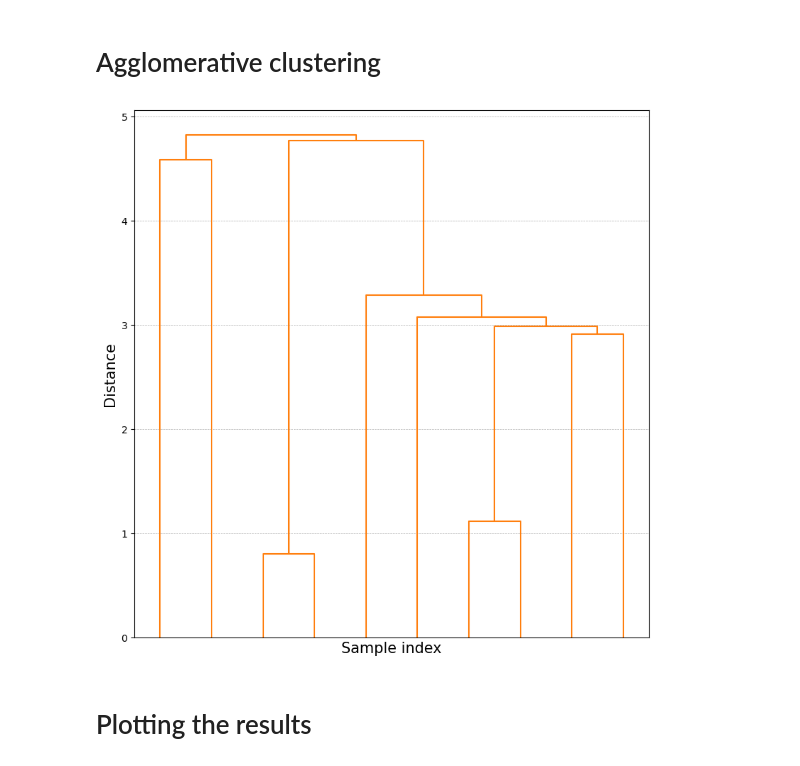
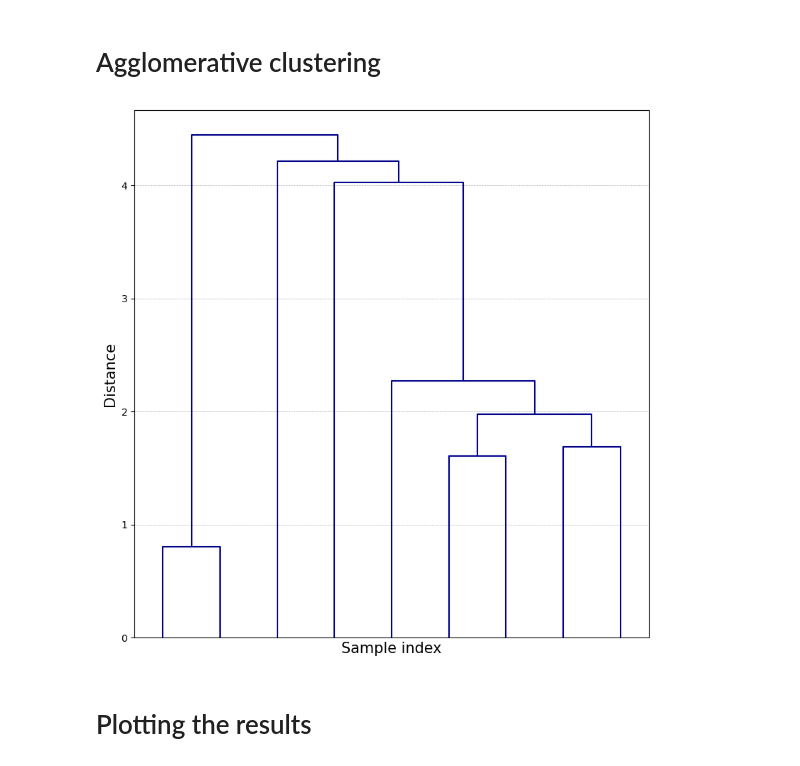
Before and after one commit to Jared-T/masters-dissertation, a Jupyter notebook: notebooks/Vehicle_Clustering.ipynb, the cells around one changed output. Drawn from its saved outputs; the diff is of its cells as text; code cells hidden in the pictures.

```diff
--- a/notebooks/Vehicle_Clustering.ipynb
+++ b/notebooks/Vehicle_Clustering.ipynb
@@ -14,7 +14,7 @@ data_agg = pd.read_csv(os.path.join("..", "data", "Final KMPL dataset.csv"))
 data_agg = data_agg.drop('REG_NUM', axis=1)
 # %%
 # Select the columns for clustering
-columns_for_clustering = ['Reg', 'KMPL', 'Site Lat', 'Site Long',
+columns_for_clustering = ['Reg', 'KMPL',
                           'Total Transaction Amount', 'Mean Transaction Amount',
                           'Total No. of Litres', 'Mean No. of Litres']
 
@@ -67,6 +67,6 @@ plt.savefig('../plots/vehicle_clustering/kmeans_elbow_method_plot.pdf', format='
 # %%
 # Apply KMeans clustering
-kclusts = 4
+kclusts = 3
 kmeans = KMeans(n_clusters=kclusts, init='k-means++', max_iter=300, n_init=10, random_state=1)
 kmeans.fit(X_agg_scaled)
 
@@ -86,22 +86,23 @@ distance_matrix = pdist(X_agg_scaled, metric='euclidean')
 Z_agg = linkage(distance_matrix, metric='ward')
 # %%
 import numpy as np
+import matplotlib.pyplot as plt
+from scipy.cluster.hierarchy import dendrogram
 
 # Plotting the dendrogram
 plt.figure(figsize=(8, 8))
-dendrogram(Z_agg, no_labels=True, truncate_mode='level', p=5, color_threshold=np.Inf) # Labels are omitted for clarity
-# plt.title('Agglomerative Clustering Dendrogram', fontsize=14, fontweight='bold')
+dendrogram(Z_agg, no_labels=True, truncate_mode='level', p=5, color_threshold=0, link_color_func=lambda k: 'darkblue')
+
 plt.xlabel('Sample index', fontsize=15)
 plt.ylabel('Distance', fontsize=15)
 plt.grid(True, which='both', linestyle='--', linewidth=0.5)
 plt.tight_layout()
 
 # Save the dendrogram as a PDF file with high resolution
 plt.savefig('../plots/vehicle_clustering/agglomerative_dendrogram.pdf', format='pdf', dpi=300)
-
 plt.show()  # Display the dendrogram
 # %% [output]
-[figure, old version]
+[figure, new version]
 # %%
 # Perform Agglomerative Clustering
 agg_clust = AgglomerativeClustering(n_clusters=4, metric='euclidean')
```
Also changed, not shown: parts of 10 cells of this notebook, 3 other files.
